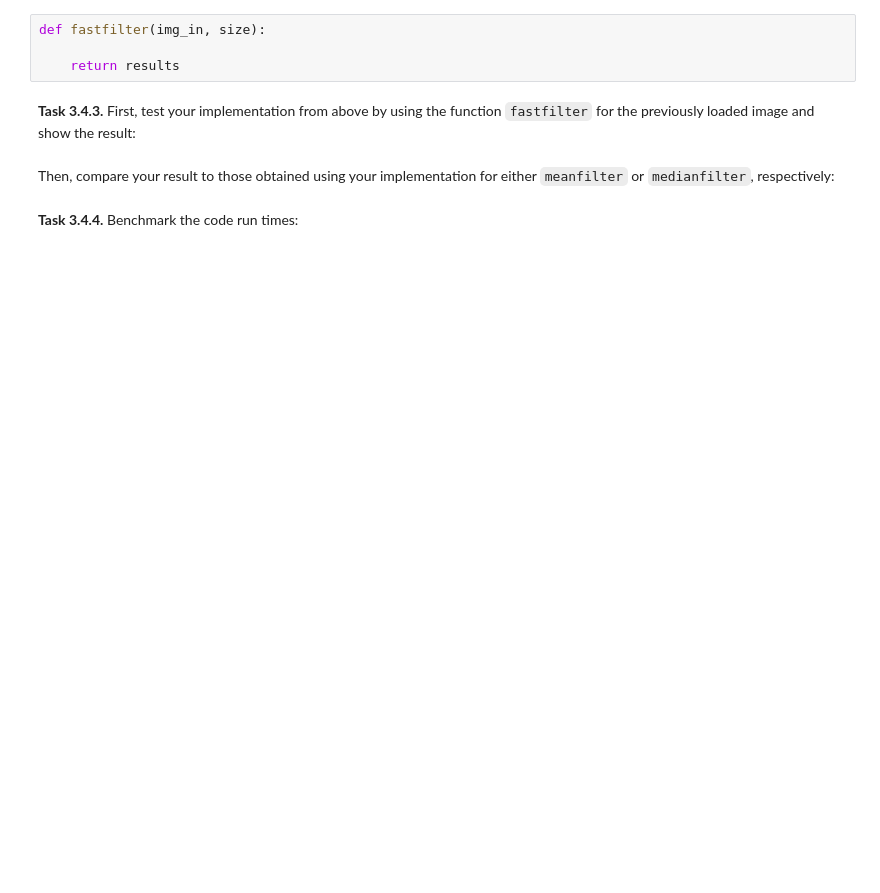
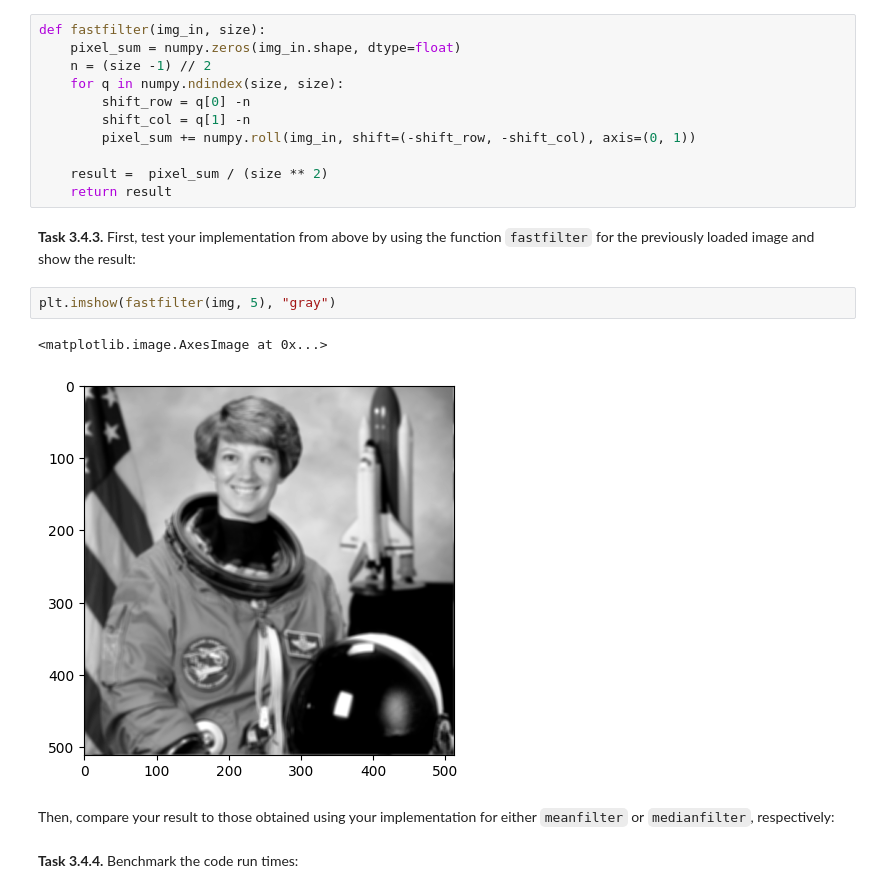
Before and after one commit to Nuels01/mobi-fs3-python, a Jupyter notebook: task3.ipynb, the cells around one changed output. Cells and saved outputs as stored; diff of their text form; blank space fills up the shorter version.

```diff
--- a/task3.ipynb
+++ b/task3.ipynb
@@ -127,12 +127,24 @@ plt.imshow(scipy.ndimage.gaussian_filter(img, 0.5), "gray")
 ## Slicing and benchmarking
 
 **<a id="#">Task 3.4.2.</a>** Implement either a mean filter or a median filter using only a single `for`-loop:
-# %%
-def fastfilter(img_in, size):
-
-    return results
+# %%
+def fastfilter(img_in, size):
+    pixel_sum = numpy.zeros(img_in.shape, dtype=float)
+    n = (size -1) // 2
+    for q in numpy.ndindex(size, size):
+        shift_row = q[0] -n
+        shift_col = q[1] -n
+        pixel_sum += numpy.roll(img_in, shift=(-shift_row, -shift_col), axis=(0, 1))
+
+    result =  pixel_sum / (size ** 2)
+    return result
 # %% [markdown]
 **<a id="#">Task 3.4.3.</a>** First, test your implementation from above by using the function `fastfilter` for the previously loaded image and show the result:
+# %%
+plt.imshow(fastfilter(img, 5), "gray")
+# %% [output]
+<matplotlib.image.AxesImage at 0x...>
+[figure, added]
 # %% [markdown]
 Then, compare your result to those obtained using your implementation for either `meanfilter` or `medianfilter`, respectively:
 # %% [markdown]
```
Also changed, not shown: parts of 2 cells of this notebook.
